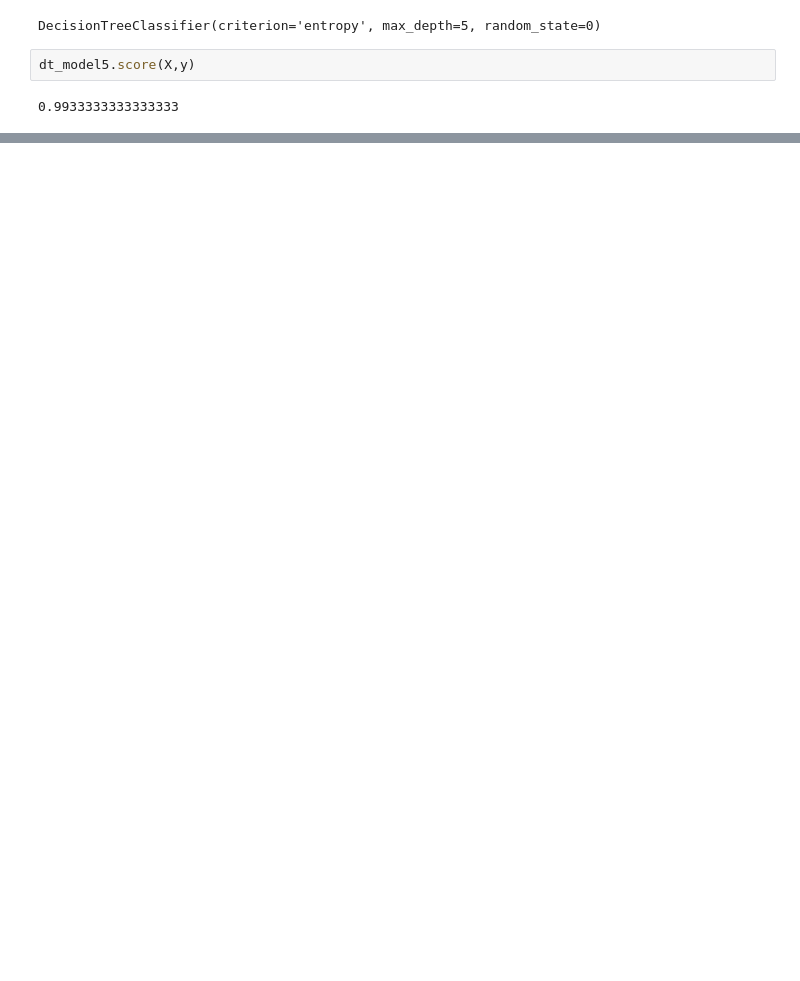
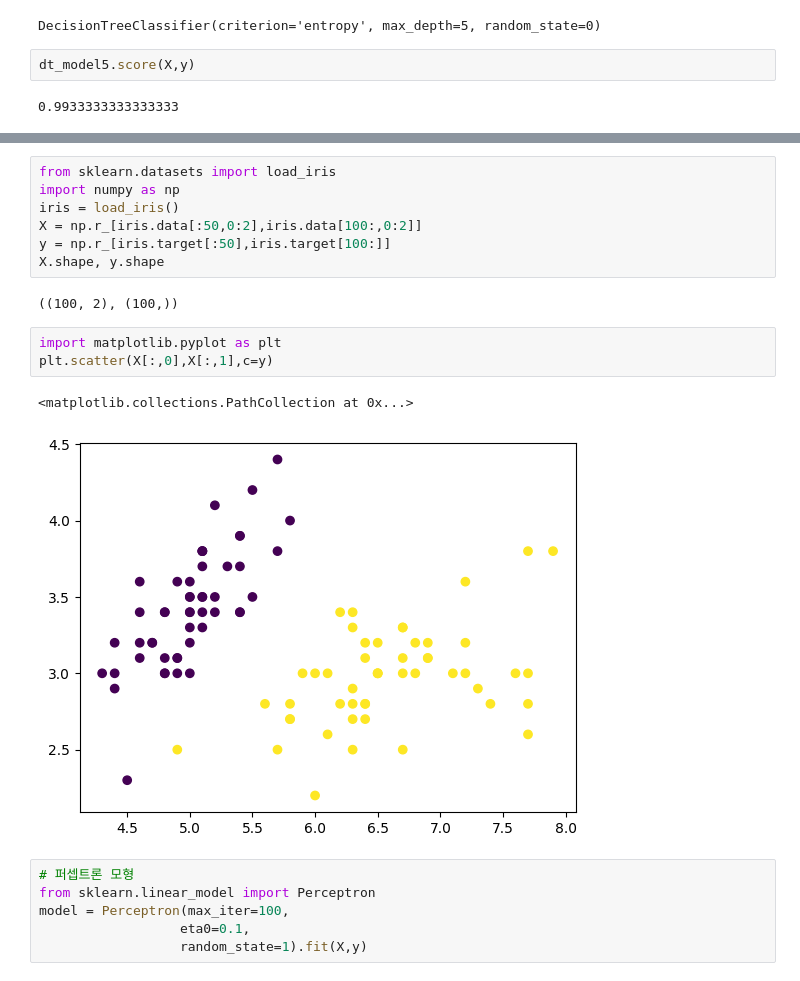
Before and after one commit to zardness/Sang, a Jupyter notebook: source/08_MachineLearning/ch3_분류분석.ipynb, the cells around one changed output, grey strips where cells are left out. Cells and saved outputs as stored; diff of their text form; blank space fills up the shorter version.

```diff
--- a/source/08_MachineLearning/ch3_분류분석.ipynb
+++ b/source/08_MachineLearning/ch3_분류분석.ipynb
@@ -347,0 +413,21 @@ dt_model5.score(X,y)
+# %%
+from sklearn.datasets import load_iris
+import numpy as np
+iris = load_iris()
+X = np.r_[iris.data[:50,0:2],iris.data[100:,0:2]]
+y = np.r_[iris.target[:50],iris.target[100:]]
+X.shape, y.shape
+# %% [output]
+((100, 2), (100,))
+# %%
+import matplotlib.pyplot as plt
+plt.scatter(X[:,0],X[:,1],c=y)
+# %% [output]
+<matplotlib.collections.PathCollection at 0x...>
+[figure, added]
+# %%
+# 퍼셉트론 모형
+from sklearn.linear_model import Perceptron
+model = Perceptron(max_iter=100,
+                  eta0=0.1,
+                  random_state=1).fit(X,y)
```
Also changed, not shown: parts of 50 cells of this notebook, 4 other files.
